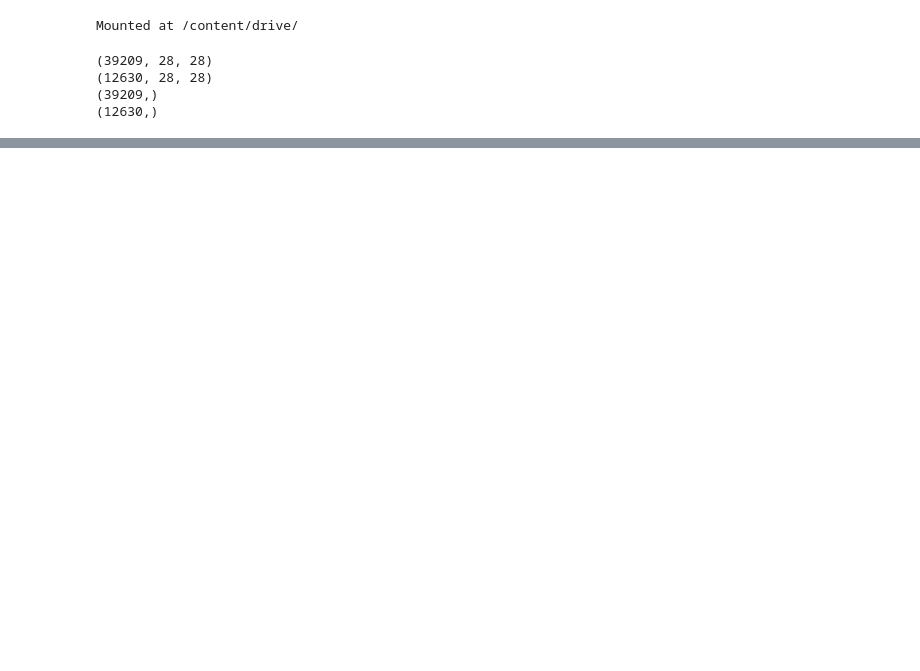
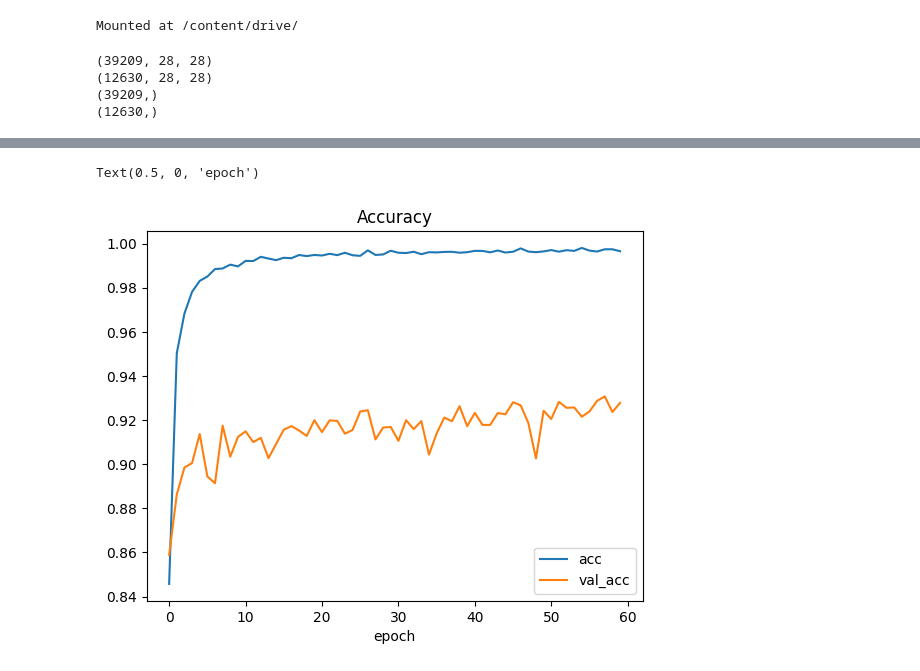
Before and after one commit to emm-gl/Referenz, a Jupyter notebook: A1.ipynb, the cells around one changed output, grey strips where cells are left out. Cells and saved outputs as stored; diff of their text form; code cells hidden in the pictures; blank space fills up the shorter version.

```diff
--- a/A1.ipynb
+++ b/A1.ipynb
@@ -59,0 +216,9 @@ plt.show()
+# %%
+plt.plot(history.history['accuracy'])
+plt.plot(history.history['val_accuracy'])
+plt.legend(['acc', 'val_acc'])
+plt.title('Accuracy')
+plt.xlabel('epoch')
+# %% [output]
+Text(0.5, 0, 'epoch')
+[figure, added]
```
Also changed, not shown: parts of 14 cells of this notebook.
